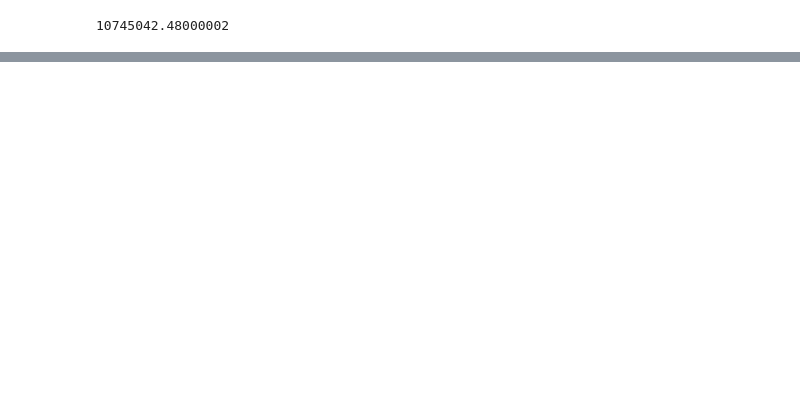
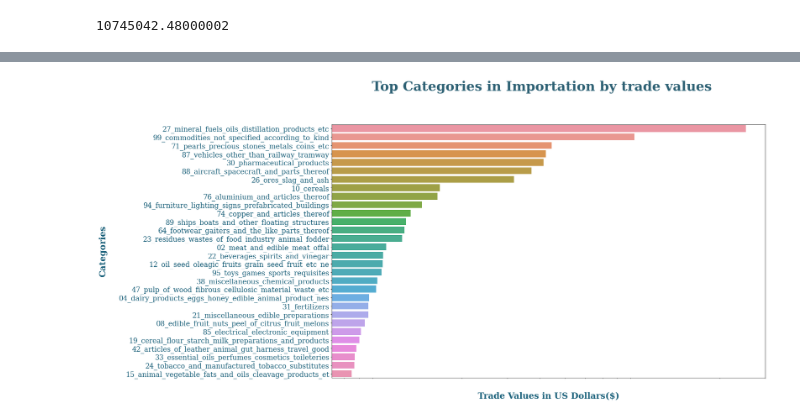
Before and after one commit to Persabras/Notebooks, a Jupyter notebook: global_trading_project_1988-present.ipynb, the cells around one changed output, grey strips where cells are left out. Cells and saved outputs as stored; diff of their text form; code cells hidden in the pictures; blank space fills up the shorter version.

```diff
--- a/global_trading_project_1988-present.ipynb
+++ b/global_trading_project_1988-present.ipynb
@@ -362,0 +509,33 @@ fls.iloc[0,1]-fls.iloc[1,1]
+# %%
+plt.subplots(figsize=(20,12))
+sns.barplot(data=ctf_ims, x='trade_usd', y='category')
+plt.xscale('log')
+
+plt.yticks(rotation=0, color='#145B75', ticks=None,fontfamily='Serif', fontsize=18)
+plt.xticks([])
+
+plt.xlabel('Trade Values in US Dollars($)',
+           fontsize=22,
+           fontfamily='Serif',
+          fontweight='bold',
+           labelpad=30,
+          color='#145B75')
+plt.ylabel('Categories',
+          fontsize=22,
+           fontfamily='Serif',
+          fontweight='bold',
+           labelpad=30,
+          color='#145B75')
+
+plt.suptitle(
+    "Top Categories in Importation by trade values",
+    fontsize=34,
+    fontweight='bold',
+    fontfamily='Serif',
+    ha="center",
+    y=1.01,
+    color='#2B5E71')
+
+plt.show()
+# %% [output]
+[figure, added]
```
Also changed, not shown: parts of 36 cells of this notebook.
